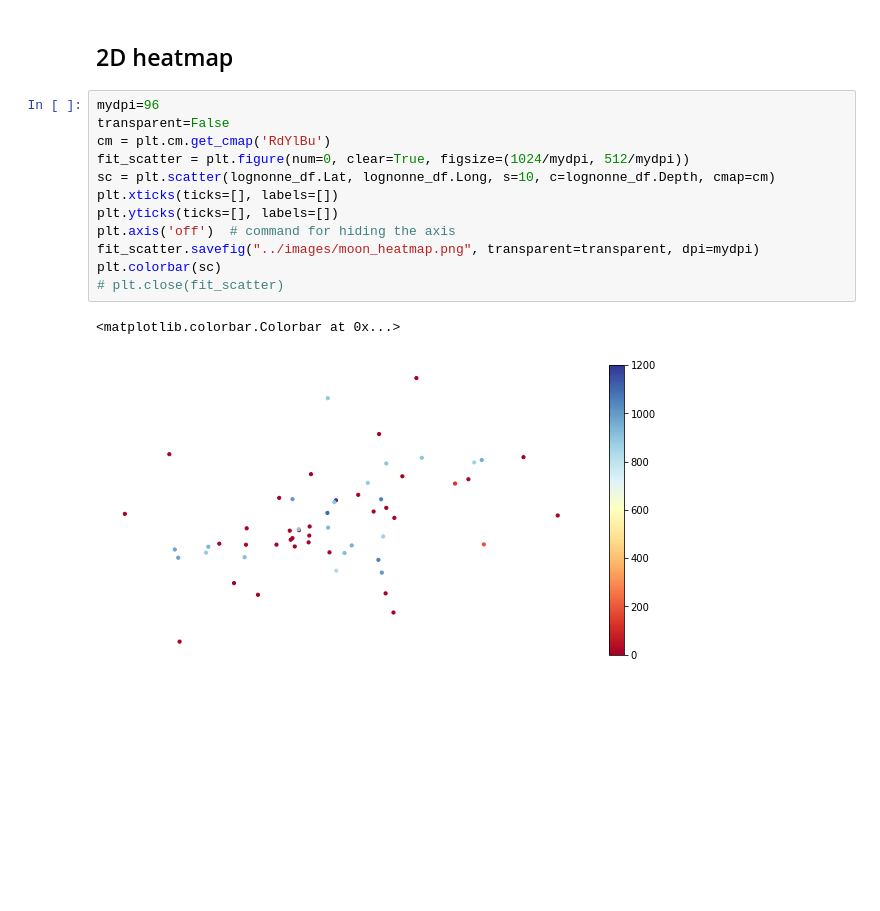
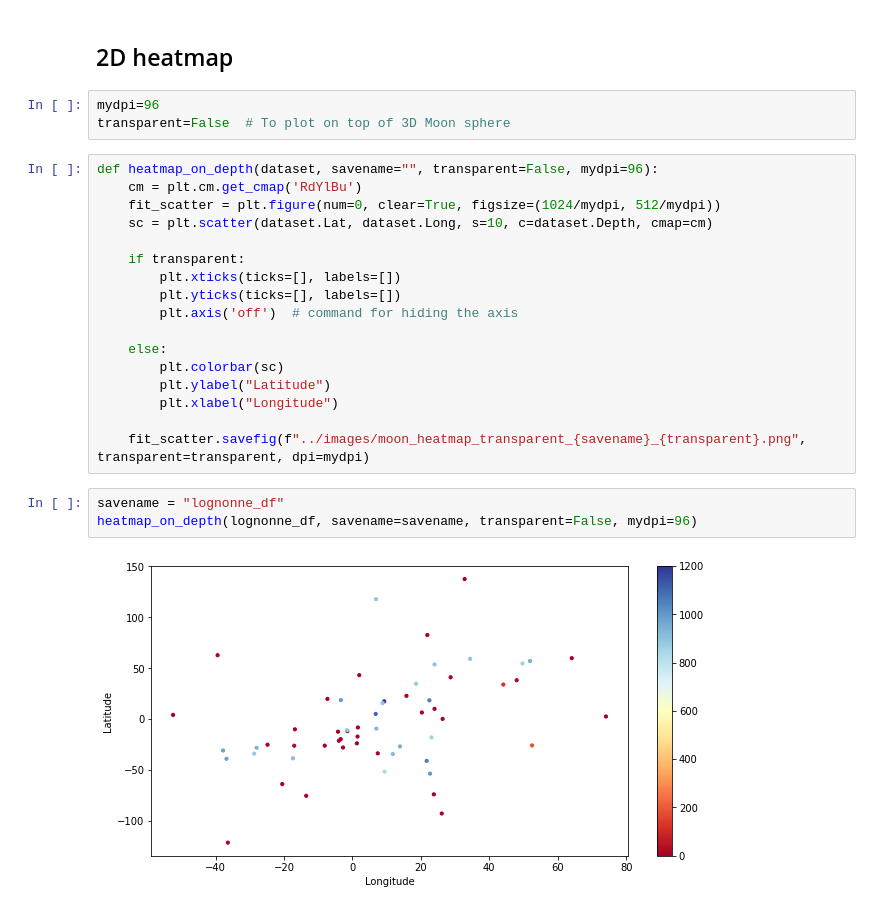
Before and after one commit to ivanmm25/space_seismologists, a Jupyter notebook: etl/data.ipynb, the cells around one changed output. Drawn from its saved outputs; the diff is of its cells as text; blank space fills up the shorter version.

```diff
--- a/etl/data.ipynb
+++ b/etl/data.ipynb
@@ -114,17 +170,27 @@ lognonne_df["xps"]= -sphere_radius * np.cos(lognonne_df["Latrad"]) * np.sin(logn
 # %% [markdown]
 ## 2D heatmap
+# %%
+mydpi=96
+transparent=False  # To plot on top of 3D Moon sphere
 # %%
-mydpi=96
-transparent=False
-cm = plt.cm.get_cmap('RdYlBu')
-fit_scatter = plt.figure(num=0, clear=True, figsize=(1024/mydpi, 512/mydpi))
-sc = plt.scatter(lognonne_df.Lat, lognonne_df.Long, s=10, c=lognonne_df.Depth, cmap=cm)
-plt.xticks(ticks=[], labels=[])
-plt.yticks(ticks=[], labels=[])
-plt.axis('off')  # command for hiding the axis
-fit_scatter.savefig("../images/moon_heatmap.png", transparent=transparent, dpi=mydpi)
-plt.colorbar(sc)
-# plt.close(fit_scatter)
+def heatmap_on_depth(dataset, savename="", transparent=False, mydpi=96):
+	cm = plt.cm.get_cmap('RdYlBu')
+	fit_scatter = plt.figure(num=0, clear=True, figsize=(1024/mydpi, 512/mydpi))
+	sc = plt.scatter(dataset.Lat, dataset.Long, s=10, c=dataset.Depth, cmap=cm)
+
+	if transparent:
+		plt.xticks(ticks=[], labels=[])
+		plt.yticks(ticks=[], labels=[])
+		plt.axis('off')  # command for hiding the axis
+
+	else:
+		plt.colorbar(sc)
+		plt.ylabel("Latitude")
+		plt.xlabel("Longitude")
+
+	fit_scatter.savefig(f"../images/moon_heatmap_transparent_{savename}_{transparent}.png", transparent=transparent, dpi=mydpi)
-# %% [output]
-<matplotlib.colorbar.Colorbar at 0x...>
-[figure, removed]
+# %%
+savename = "lognonne_df"
+heatmap_on_depth(lognonne_df, savename=savename, transparent=False, mydpi=96)
+# %% [output]
+[figure, added]
```
Also changed, not shown: parts of 24 cells of this notebook, 13 other files.
